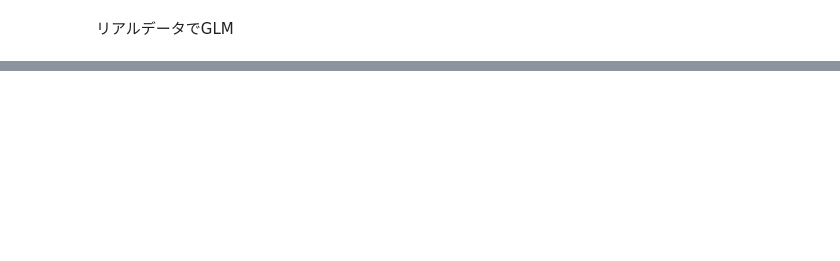
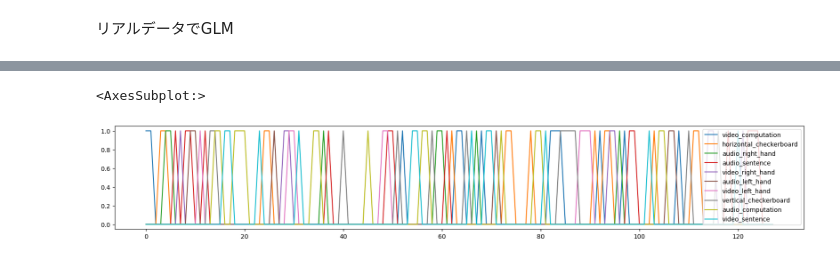
Before and after one commit to izpyon/dartbrains-exercise, a Jupyter notebook: codes_jp/06_GLM_Single_Subject_Model.ipynb, the cells around one changed output, grey strips where cells are left out. Cells and saved outputs as stored; diff of their text form; code cells hidden in the pictures; blank space fills up the shorter version.

```diff
--- a/codes_jp/06_GLM_Single_Subject_Model.ipynb
+++ b/codes_jp/06_GLM_Single_Subject_Model.ipynb
@@ -47,0 +36,14 @@ Pinel Localizerタスクは、視覚認識、指のタッピング、言語、
+# %%
+def load_bids_events(layout, subject):
+    '''Create a design_matrix instance from BIDS event file'''
+
+    tr = layout.get_tr()
+    n_tr = nib.load(layout.get(subject=subject, scope='raw', suffix='bold')[0].path).shape[-1]
+
+    onsets = pd.read_csv(layout.get(subject=subject, suffix='events')[0].path, sep='\t')
+    onsets.columns = ['Onset', 'Duration', 'Stim']
+    return onsets_to_dm(onsets, sampling_freq=1/tr, run_length=n_tr)
+
+dm = load_bids_events(layout, 'S01')
+
+dm.info()
@@ -47,0 +77,6 @@ Pinel Localizerタスクは、視覚認識、指のタッピング、言語、
+# %%
+f,a = plt.subplots(figsize=(20,3))
+dm.plot(ax=a)
+# %% [output]
+<AxesSubplot:>
+[figure, added]
```
Also changed, not shown: parts of 27 cells of this notebook.
